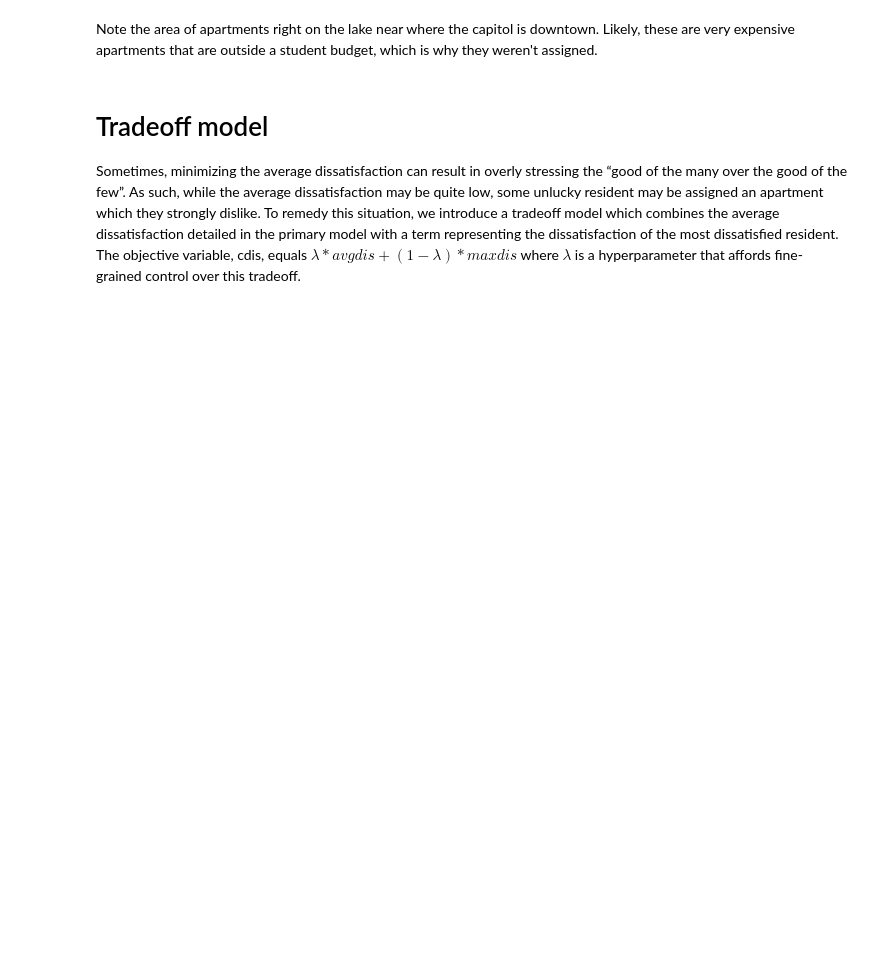
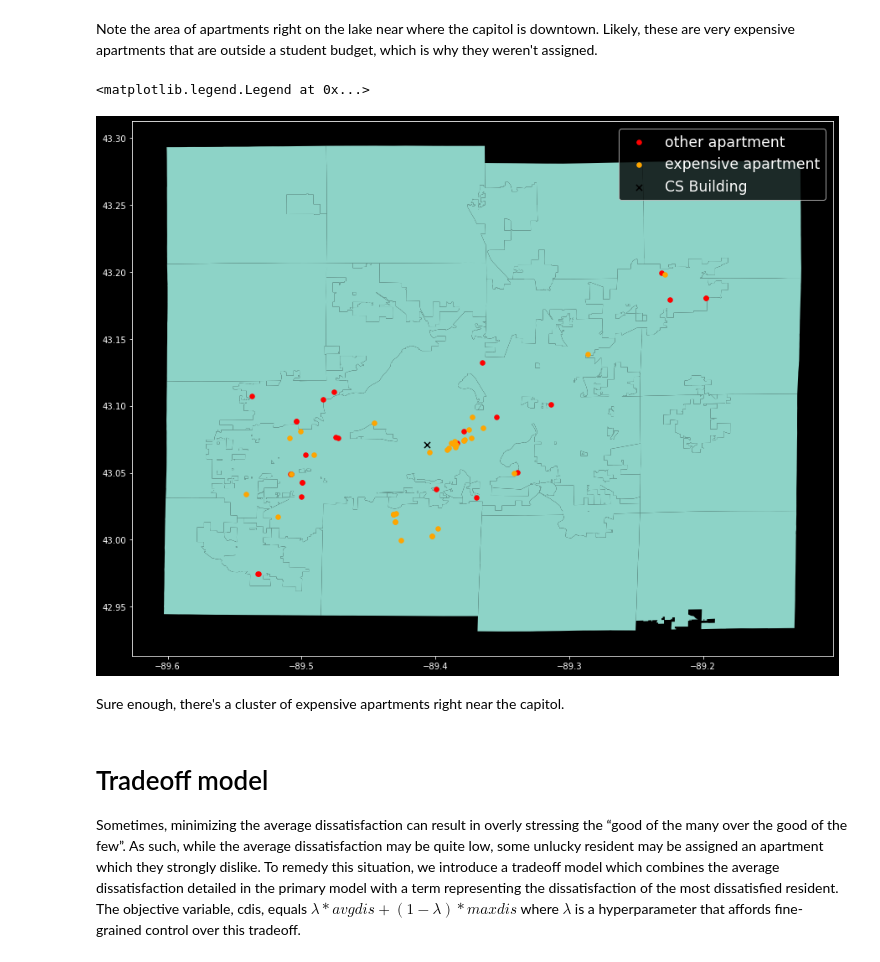
Before and after one commit to soCromp/apartment-optimization, a Jupyter notebook: apartments_1pm.ipynb, the cells around one changed output. Saved outputs shown, nothing was run; the diff lists cells and outputs as text; code cells hidden in the pictures; blank space fills up the shorter version.

Commit message:
visualization done

```diff
--- a/apartments_1pm.ipynb
+++ b/apartments_1pm.ipynb
@@ -517,5 +538,17 @@ plt.legend(fontsize='xx-large')
 # %% [markdown]
 Note the area of apartments right on the lake near where the capitol is downtown. Likely, these are very expensive apartments that are outside a student budget, which is why they weren't assigned.
+# %%
+fig, ax = plt.subplots(figsize=(15,15))
+map[(maplat < 43.25) & (maplat >42.95) & (maplon > -89.6) & (maplon < -89.1)].plot(ax=ax)
+gdf[gdf['budget']<2000].plot(ax=ax, markersize=30, color='red', label='other apartment')
+gdf[gdf['budget']>2000].plot(ax=ax, markersize=30, color='orange', label='expensive apartment')
+cs.plot(ax=ax, markersize=50, color='black', marker='x', label='CS Building')
+plt.legend(fontsize='xx-large')
+# %% [output]
+<matplotlib.legend.Legend at 0x...>
+[figure, added]
+# %% [markdown]
+Sure enough, there's a cluster of expensive apartments right near the capitol.
 # %% [markdown]
 # Tradeoff model
 
```
Also changed, not shown: parts of 43 cells of this notebook.
